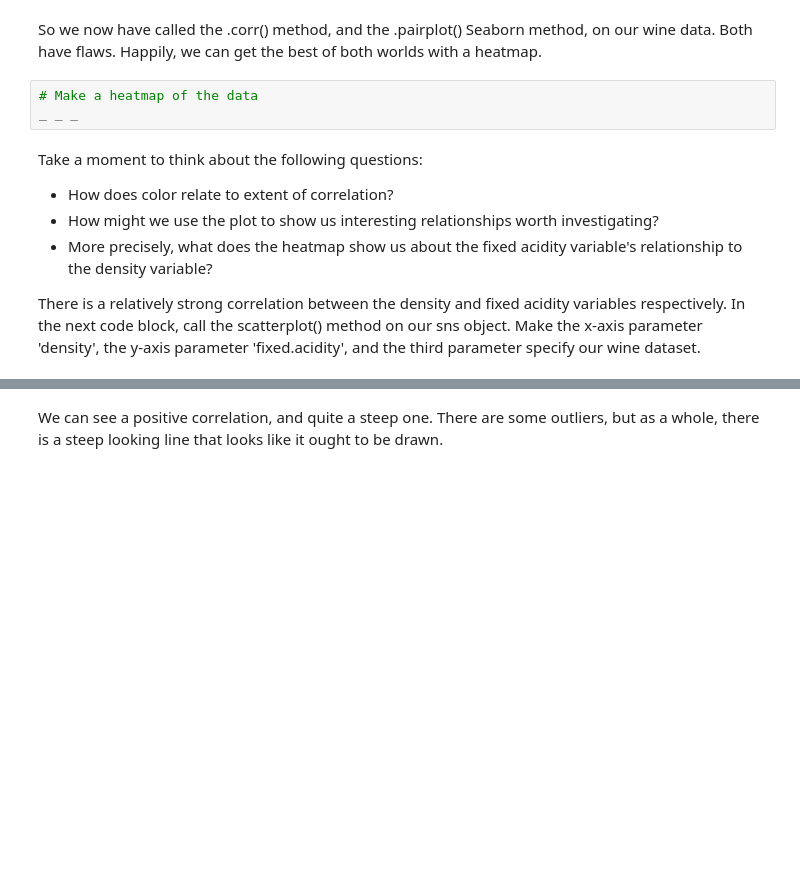
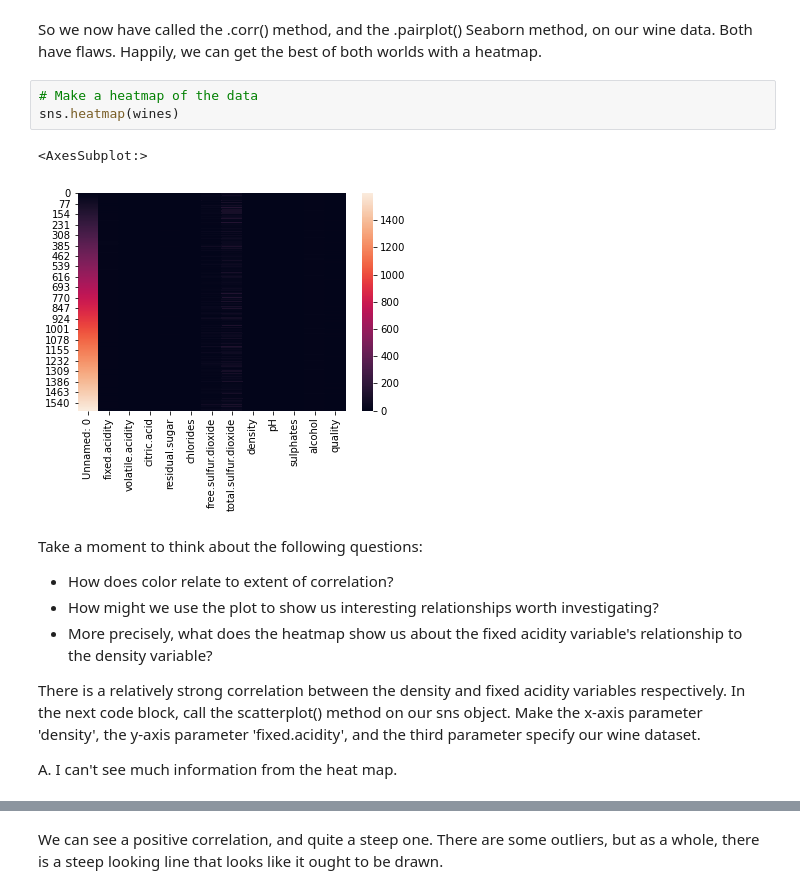
Before and after one commit to BradDoty/SpringboardDataScience, a Jupyter notebook: Wine/Springboard Regression Case Study - the Red Wine Dataset - Tier 3.ipynb, the cells around one changed output, grey strips where cells are left out. Saved outputs shown, nothing was run; the diff lists cells and outputs as text; blank space fills up the shorter version.

```diff
--- a/Wine/Springboard Regression Case Study - the Red Wine Dataset - Tier 3.ipynb
+++ b/Wine/Springboard Regression Case Study - the Red Wine Dataset - Tier 3.ipynb
@@ -283,7 +288,10 @@ Here's a couple things you might have noticed:
 So we now have called the .corr() method, and the .pairplot() Seaborn method, on our wine data. Both have flaws. Happily, we can get the best of both worlds with a heatmap.
 # %%
 # Make a heatmap of the data
-_ _ _
+sns.heatmap(wines)
+# %% [output]
+<AxesSubplot:>
+[figure, added]
 # %% [markdown]
 Take a moment to think about the following questions:
 - How does color relate to extent of correlation?
@@ -291,5 +299,7 @@ Take a moment to think about the following questions:
 - More precisely, what does the heatmap show us about the fixed acidity variable's relationship to the density variable?
 
 There is a relatively strong correlation between the density and fixed acidity variables respectively. In the next code block, call the scatterplot() method on our sns object. Make the x-axis parameter 'density', the y-axis parameter 'fixed.acidity', and the third parameter specify our wine dataset.
+
+A. I can't see much information from the heat map.
 # %%
 # Plot density against fixed.acidity
```
Also changed, not shown: parts of 3 cells of this notebook.
